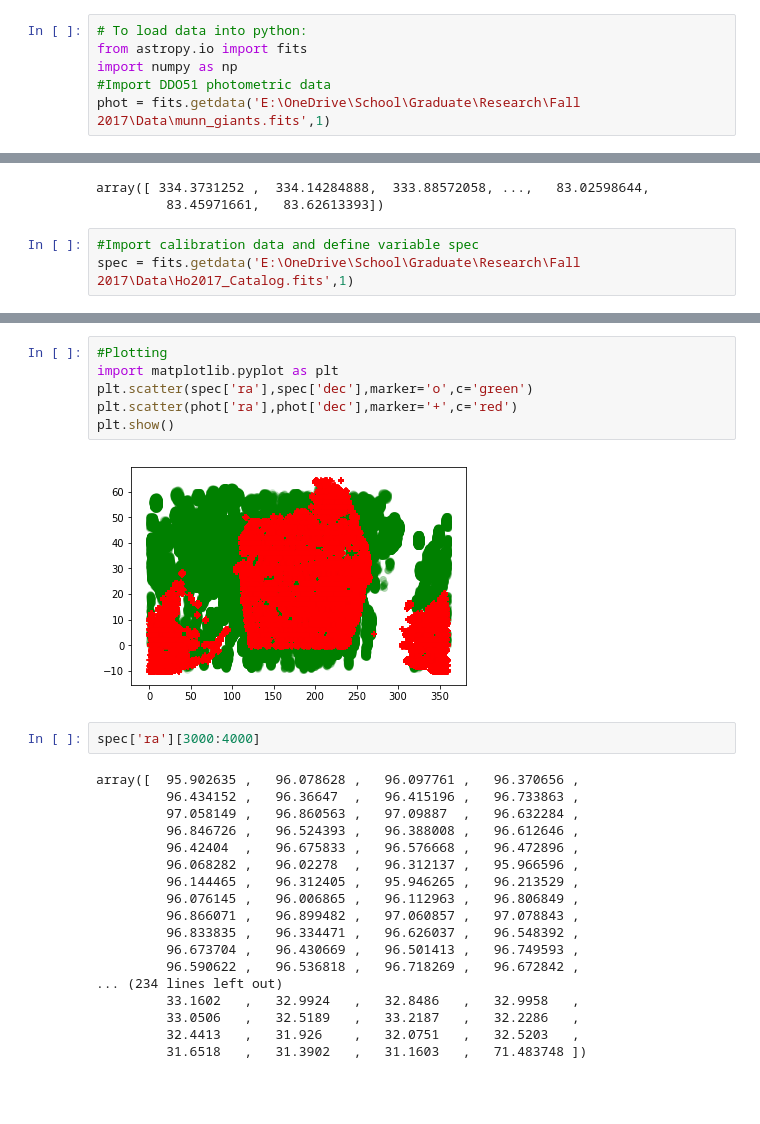
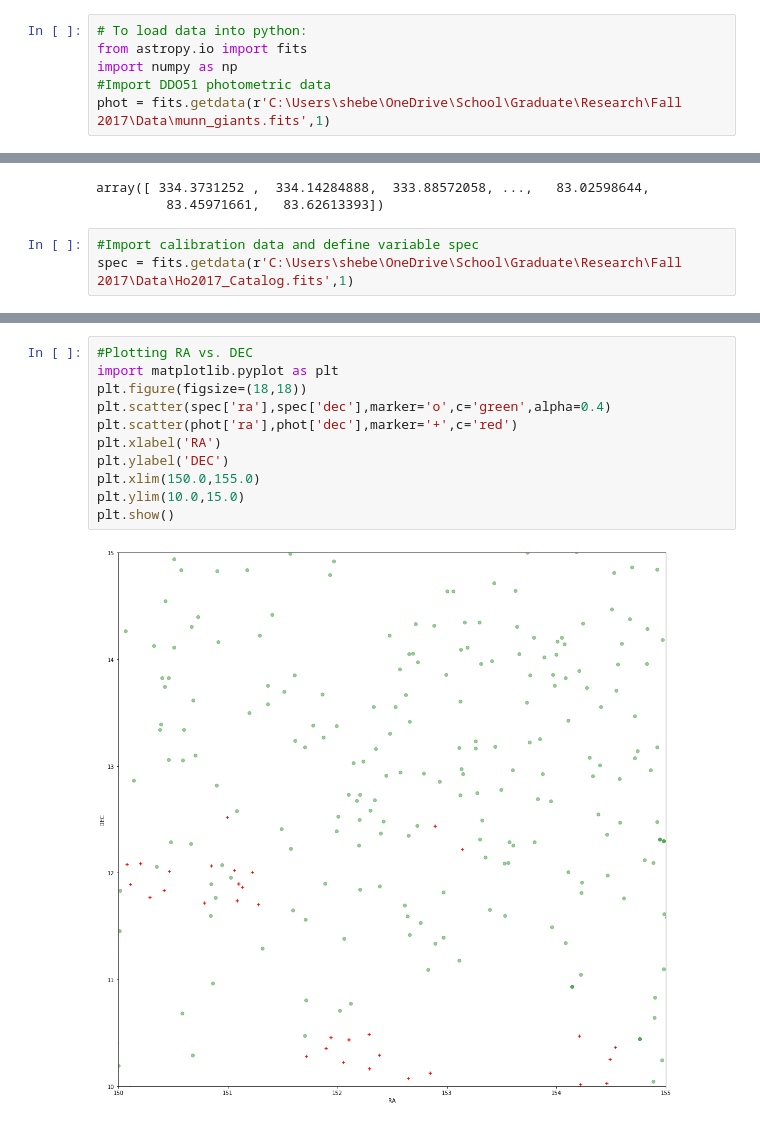
Before and after one commit to shebenst/DDO51-Metallicities, a Jupyter notebook: MW Halo Metallicity.ipynb, the cells around one changed output, grey strips where cells are left out. Drawn from its saved outputs; the diff is of its cells as text; blank space fills up the shorter version.

```diff
--- a/MW Halo Metallicity.ipynb
+++ b/MW Halo Metallicity.ipynb
@@ -3,7 +3,7 @@
 from astropy.io import fits
 import numpy as np
 #Import DDO51 photometric data
-phot = fits.getdata('E:\OneDrive\School\Graduate\Research\Fall 2017\Data\munn_giants.fits',1)
+phot = fits.getdata(r'C:\Users\shebe\OneDrive\School\Graduate\Research\Fall 2017\Data\munn_giants.fits',1)
 # %%
 # list of columns
 phot.columns
@@ -21,7 +39,7 @@ array([ 334.3731252 ,  334.14284888,  333.88572058, ...,   83.02598644,
          83.45971661,   83.62613393])
 # %%
 #Import calibration data and define variable spec
-spec = fits.getdata('E:\OneDrive\School\Graduate\Research\Fall 2017\Data\Ho2017_Catalog.fits',1)
+spec = fits.getdata(r'C:\Users\shebe\OneDrive\School\Graduate\Research\Fall 2017\Data\Ho2017_Catalog.fits',1)
 # %%
 #Cross-matching
 from astropy.coordinates import SkyCoord
@@ -41,30 +59,15 @@ c_spec2=SkyCoord(ra=spec2['plug_ra']*u.degree,dec=spec2['plug_dec']*u.degree)
 idx, d2d, d3d = c_phot.match_to_catalog_sky(c_spec2)
 good=(d2d.arcsec < .1)
 # %%
-#Plotting
+#Plotting RA vs. DEC
 import matplotlib.pyplot as plt
-plt.scatter(spec['ra'],spec['dec'],marker='o',c='green')
+plt.figure(figsize=(18,18))
+plt.scatter(spec['ra'],spec['dec'],marker='o',c='green',alpha=0.4)
 plt.scatter(phot['ra'],phot['dec'],marker='+',c='red')
+plt.xlabel('RA')
+plt.ylabel('DEC')
+plt.xlim(150.0,155.0)
+plt.ylim(10.0,15.0)
 plt.show()
 # %% [output]
-[figure, old version]
+[figure, new version]
-# %%
-spec['ra'][3000:4000]
-# %% [output]
-array([  95.902635 ,   96.078628 ,   96.097761 ,   96.370656 ,
-         96.434152 ,   96.36647  ,   96.415196 ,   96.733863 ,
-         97.058149 ,   96.860563 ,   97.09887  ,   96.632284 ,
-         96.846726 ,   96.524393 ,   96.388008 ,   96.612646 ,
-         96.42404  ,   96.675833 ,   96.576668 ,   96.472896 ,
-         96.068282 ,   96.02278  ,   96.312137 ,   95.966596 ,
-         96.144465 ,   96.312405 ,   95.946265 ,   96.213529 ,
-         96.076145 ,   96.006865 ,   96.112963 ,   96.806849 ,
-         96.866071 ,   96.899482 ,   97.060857 ,   97.078843 ,
-         96.833835 ,   96.334471 ,   96.626037 ,   96.548392 ,
-         96.673704 ,   96.430669 ,   96.501413 ,   96.749593 ,
-         96.590622 ,   96.536818 ,   96.718269 ,   96.672842 ,
-... (234 lines left out)
-         33.1602   ,   32.9924   ,   32.8486   ,   32.9958   ,
-         33.0506   ,   32.5189   ,   33.2187   ,   32.2286   ,
-         32.4413   ,   31.926    ,   32.0751   ,   32.5203   ,
-         31.6518   ,   31.3902   ,   31.1603   ,   71.483748 ])
```
Also changed, not shown: parts of 3 cells of this notebook.
